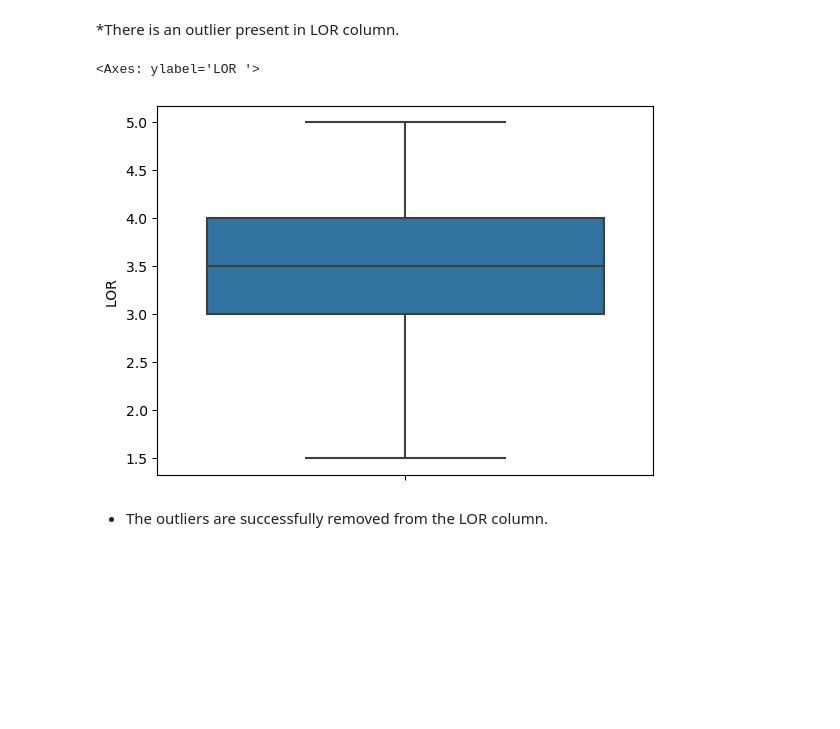
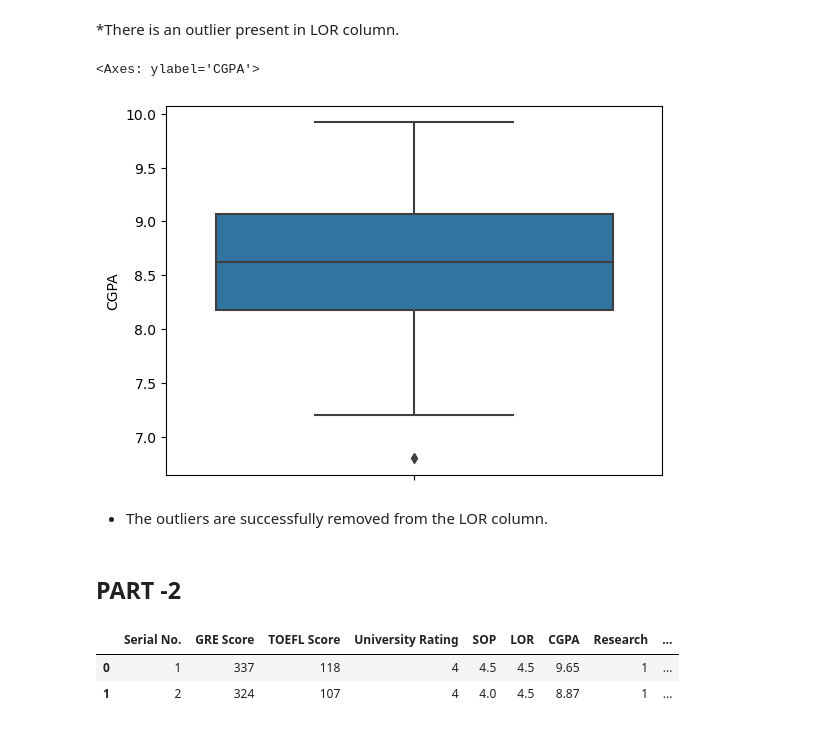
Before and after one commit to saurabhmoon10/python_practice_project, a Jupyter notebook: Admission_Predict_dataset/Admission_Predict.ipynb, the cells around one changed output. Drawn from its saved outputs; the diff is of its cells as text; code cells hidden in the pictures; blank space fills up the shorter version.

```diff
--- a/Admission_Predict_dataset/Admission_Predict.ipynb
+++ b/Admission_Predict_dataset/Admission_Predict.ipynb
@@ -308,12 +308,20 @@ lowerbound=Q1 - 1.5*IQR
 upperbound=Q3 + 1.58*IQR
 # %%
 # Removing the total outlier from the LOR column.
-outlier=data["LOR "][(data["LOR "]>=lowerbound) & (data["LOR "]<=upperbound)]
+outlier=data[(data["LOR "]>=lowerbound) & (data["LOR "]<=upperbound)]
 # %%
 # checking it plotting the box plot again
-sb.boxplot(y=outlier,data=data)
+sb.boxplot(y=outlier["CGPA"],data=data)
 # %% [output]
-<Axes: ylabel='LOR '>
+<Axes: ylabel='CGPA'>
-[figure, old version]
+[figure, new version]
 # %% [markdown]
 * The outliers are successfully removed from the LOR column.
+# %% [markdown]
+## PART -2
+# %%
+data.head(2)
+# %% [output]
+|  | Serial No. | GRE Score | TOEFL Score | University Rating | SOP | LOR | CGPA | Research | ... |
+| 0 | 1 | 337 | 118 | 4 | 4.5 | 4.5 | 9.65 | 1 | ... |
+| 1 | 2 | 324 | 107 | 4 | 4.0 | 4.5 | 8.87 | 1 | ... |
```
Also changed, not shown: parts of 42 cells of this notebook.
